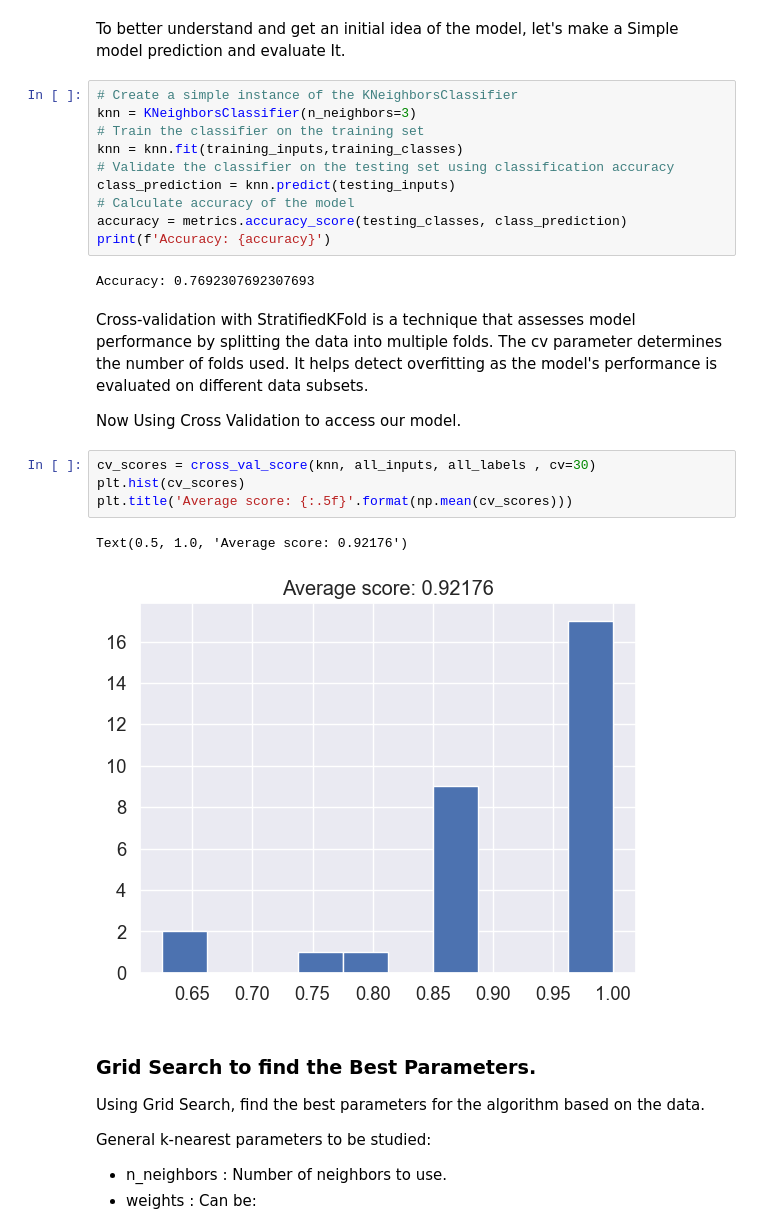
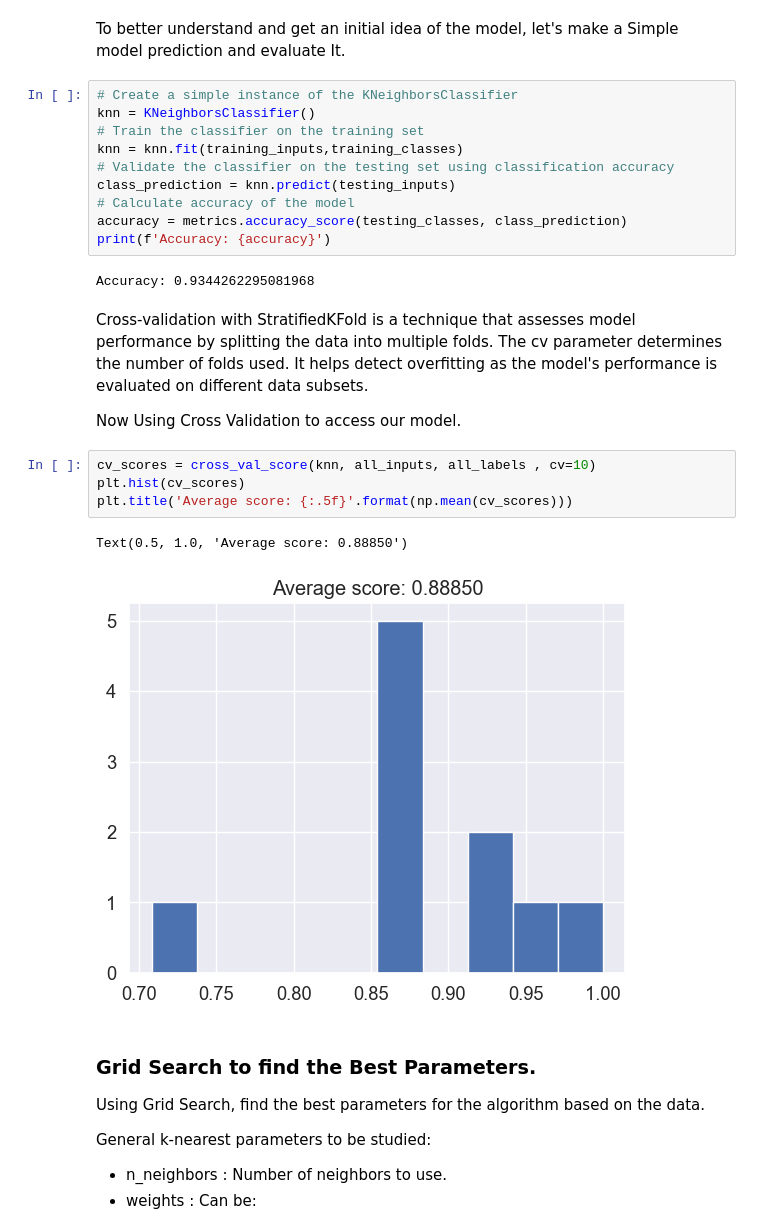
Before and after one commit to tommygomez25/IA, a Jupyter notebook: Projeto2/project.ipynb, the cells around one changed output. Drawn from its saved outputs; the diff is of its cells as text.

```diff
--- a/Projeto2/project.ipynb
+++ b/Projeto2/project.ipynb
@@ -261,7 +261,7 @@ all_labels = fire_data['Classes'].values
 To better understand and get an initial idea of the model, let's make a Simple model prediction and evaluate It.
 # %%
 # Create a simple instance of the KNeighborsClassifier
-knn = KNeighborsClassifier(n_neighbors=3)
+knn = KNeighborsClassifier()
 # Train the classifier on the training set
 knn = knn.fit(training_inputs,training_classes)
 # Validate the classifier on the testing set using classification accuracy
@@ -270,19 +270,19 @@ class_prediction = knn.predict(testing_inputs)
 accuracy = metrics.accuracy_score(testing_classes, class_prediction)
 print(f'Accuracy: {accuracy}')
 # %% [output]
-Accuracy: 0.7692307692307693
+Accuracy: 0.9344262295081968
 # %% [markdown]
 Cross-validation with StratifiedKFold is a technique that assesses model performance by splitting the data into multiple folds.
 The cv parameter determines the number of folds used. It helps detect overfitting as the model's performance is evaluated on different data subsets.
 
 Now Using Cross Validation to access our model.
 # %%
-cv_scores = cross_val_score(knn, all_inputs, all_labels , cv=30)
+cv_scores = cross_val_score(knn, all_inputs, all_labels , cv=10)
 plt.hist(cv_scores)
 plt.title('Average score: {:.5f}'.format(np.mean(cv_scores)))
 # %% [output]
-Text(0.5, 1.0, 'Average score: 0.92176')
+Text(0.5, 1.0, 'Average score: 0.88850')
-[figure, old version]
+[figure, new version]
 # %% [markdown]
 ### Grid Search to find the Best Parameters.
 
```
Also changed, not shown: parts of 3 cells of this notebook.
